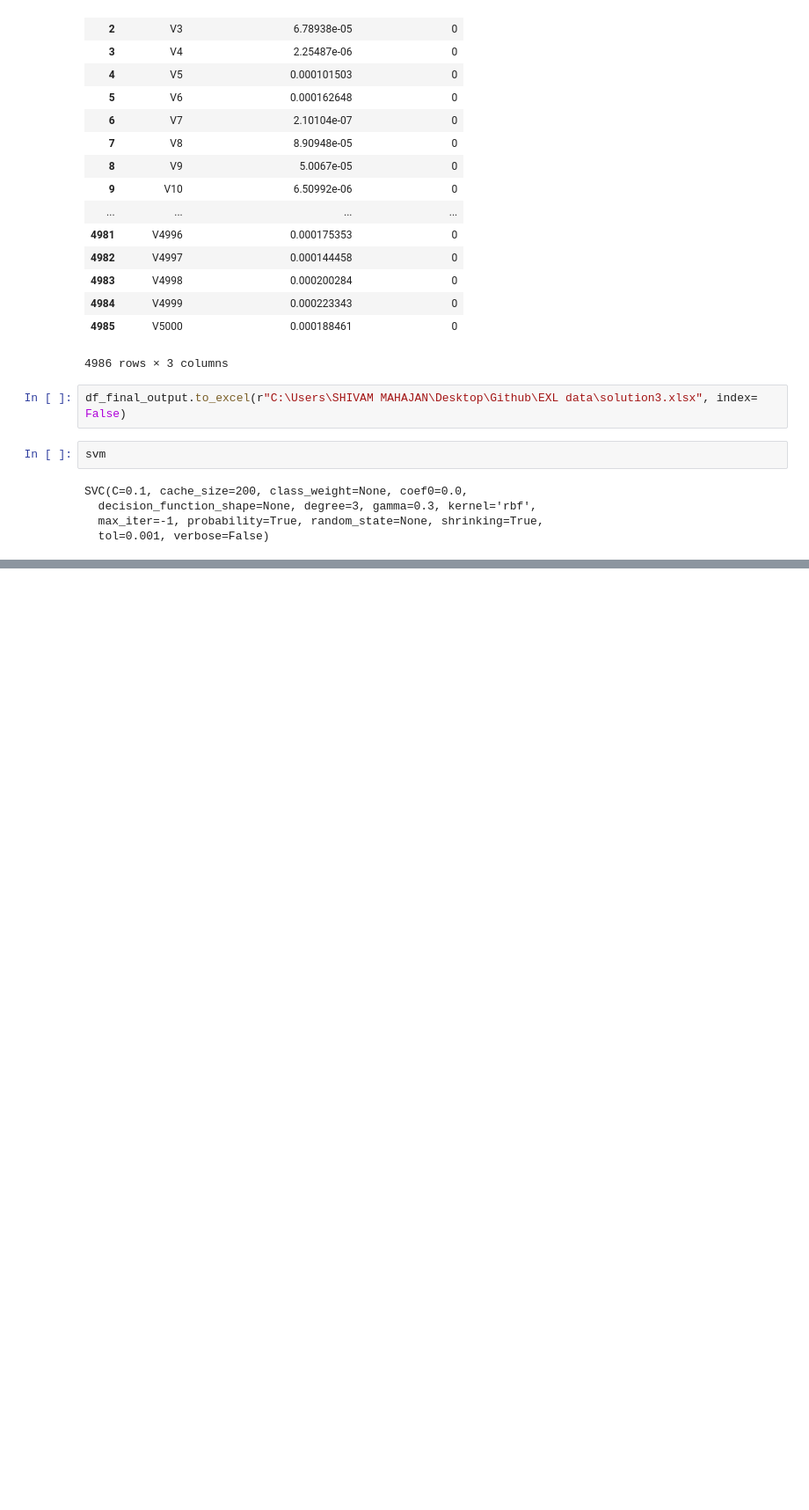
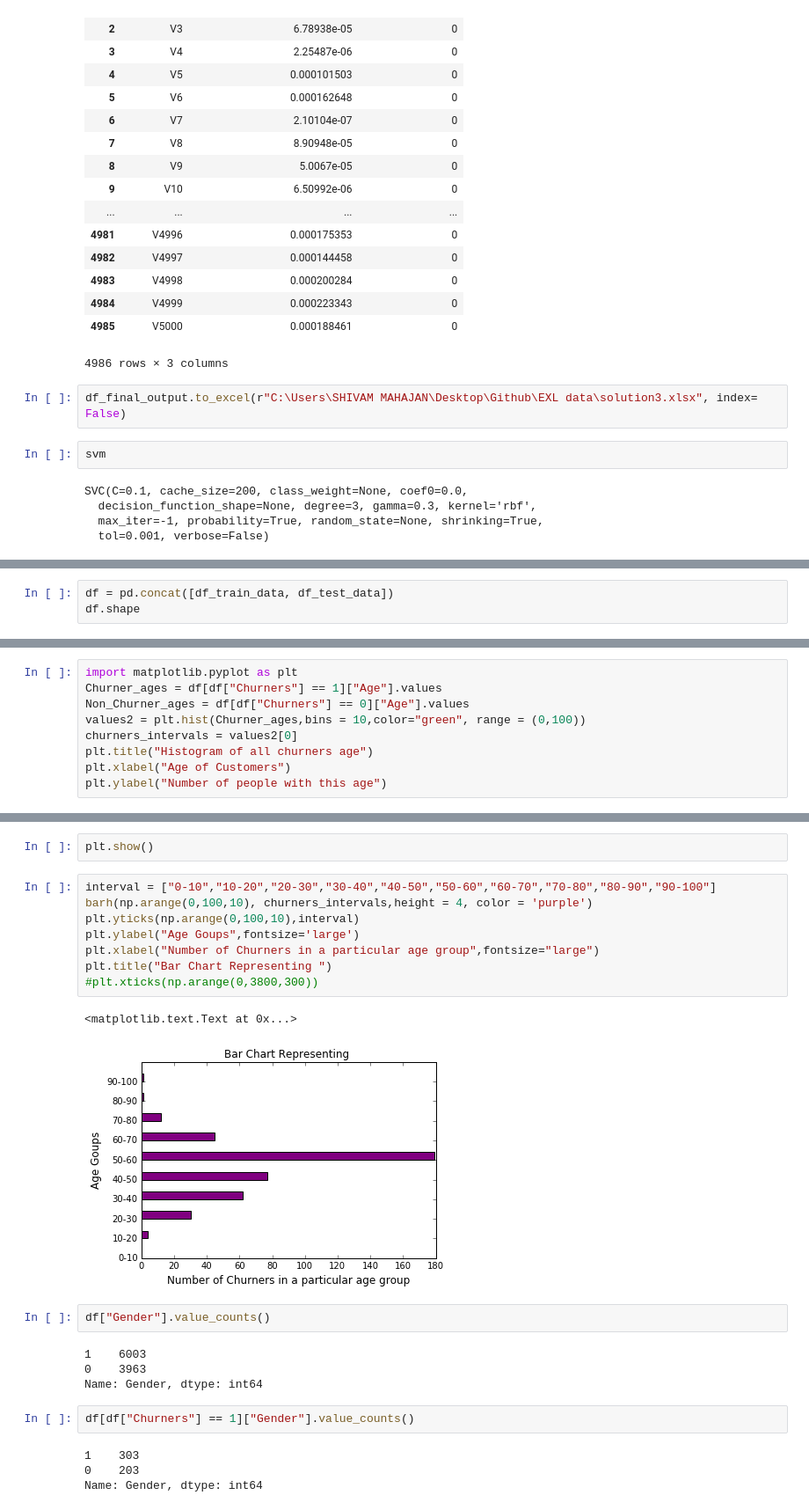
Before and after one commit to Shivam06/EXL-EQ-2017, a Jupyter notebook: Modelling.ipynb, the cells around one changed output, grey strips where cells are left out. Shown at 88% size. Cells and saved outputs as stored; diff of their text form; blank space fills up the shorter version.

```diff
--- a/Modelling.ipynb
+++ b/Modelling.ipynb
@@ -762,0 +773,3 @@ SVC(C=0.1, cache_size=200, class_weight=None, coef0=0.0,
+# %%
+df = pd.concat([df_train_data, df_test_data])
+df.shape
@@ -762,0 +778,9 @@ SVC(C=0.1, cache_size=200, class_weight=None, coef0=0.0,
+# %%
+import matplotlib.pyplot as plt
+Churner_ages = df[df["Churners"] == 1]["Age"].values
+Non_Churner_ages = df[df["Churners"] == 0]["Age"].values
+values2 = plt.hist(Churner_ages,bins = 10,color="green", range = (0,100))
+churners_intervals = values2[0]
+plt.title("Histogram of all churners age")
+plt.xlabel("Age of Customers")
+plt.ylabel("Number of people with this age")
@@ -762,0 +885,25 @@ SVC(C=0.1, cache_size=200, class_weight=None, coef0=0.0,
+# %%
+plt.show()
+# %%
+interval = ["0-10","10-20","20-30","30-40","40-50","50-60","60-70","70-80","80-90","90-100"]
+barh(np.arange(0,100,10), churners_intervals,height = 4, color = 'purple')
+plt.yticks(np.arange(0,100,10),interval)
+plt.ylabel("Age Goups",fontsize='large')
+plt.xlabel("Number of Churners in a particular age group",fontsize="large")
+plt.title("Bar Chart Representing ")
+#plt.xticks(np.arange(0,3800,300))
+# %% [output]
+<matplotlib.text.Text at 0x...>
+[figure, added]
+# %%
+df["Gender"].value_counts()
+# %% [output]
+1    6003
+0    3963
+Name: Gender, dtype: int64
+# %%
+df[df["Churners"] == 1]["Gender"].value_counts()
+# %% [output]
+1    303
+0    203
+Name: Gender, dtype: int64
```
Also changed, not shown: parts of 28 cells of this notebook, 3 other files.
